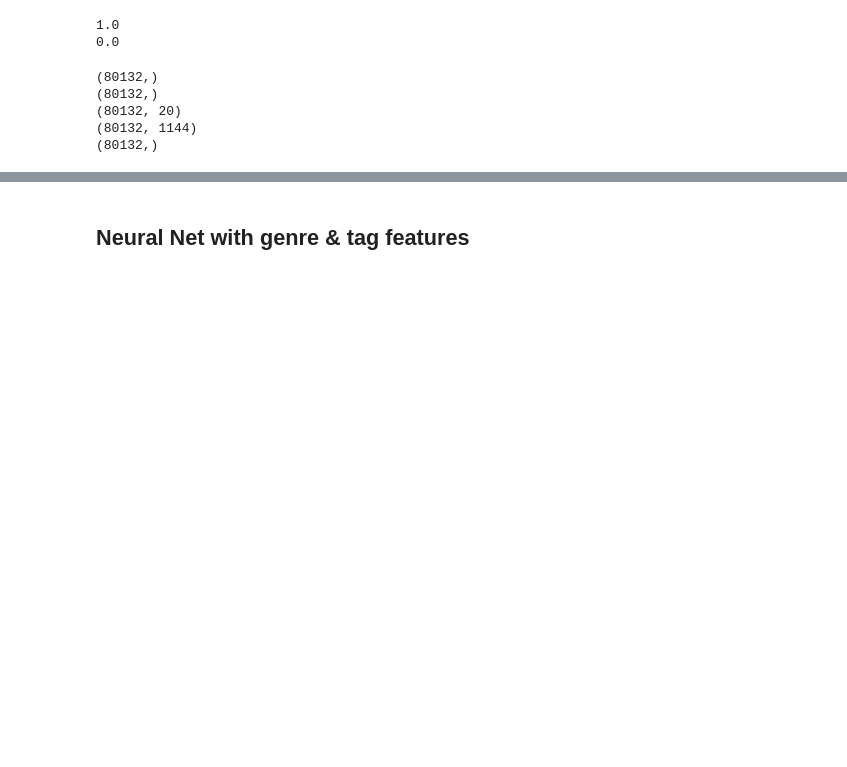
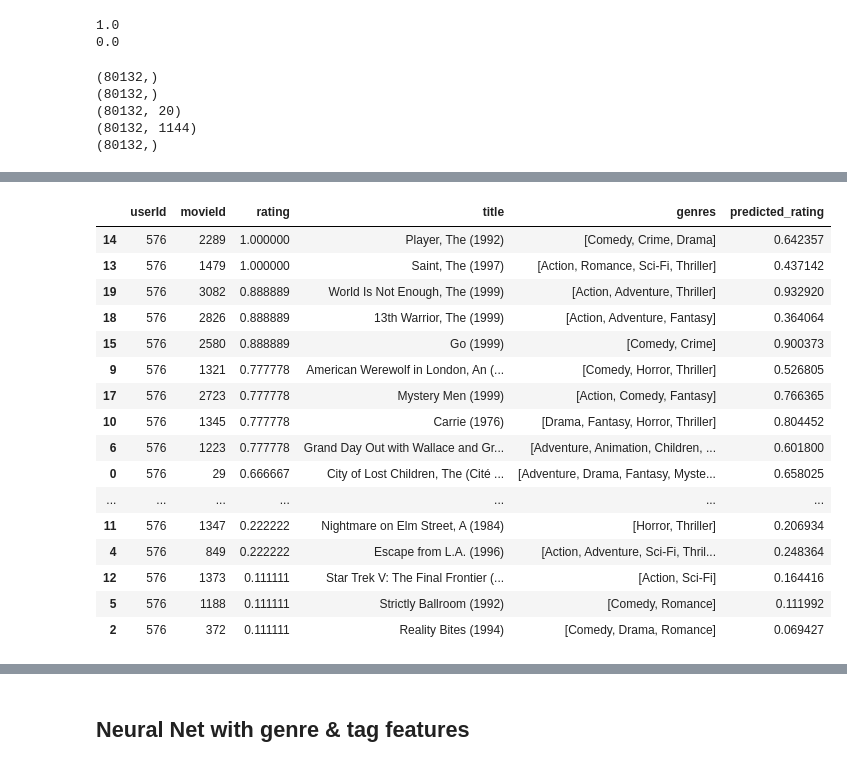
Before and after one commit to jgraham91/final-project, a Jupyter notebook: notebooks/FINAL-PROJECT.ipynb, the cells around one changed output, grey strips where cells are left out. Cells and saved outputs as stored; diff of their text form; code cells hidden in the pictures; blank space fills up the shorter version.

Commit message:
recommender with hybrid model functional

```diff
--- a/notebooks/FINAL-PROJECT.ipynb
+++ b/notebooks/FINAL-PROJECT.ipynb
@@ -968,6 +944,0 @@ To enable them in other operations, rebuild TensorFlow with the appropriate comp
-# %%
-# Step 1: Load and preprocess the MovieLens dataset
-movies = pd.read_csv("../data/ml-latest-small/movies.csv")
-movies['genres'] = movies['genres'].str.split('|')
-print(movies.shape)
-movies.head()
@@ -982,4 +944,0 @@ movies.head()
-# %%
-# Load the ratings dataset
-ratings = pd.read_csv('../data/ml-latest-small/ratings.csv')
-ratings.head()
@@ -1001,5 +944,0 @@ There are: 9742 unqiue films in the movies dataframe
-# %%
-movies = movies[movies['movieId'].isin(ratings['movieId'])]
-movies = movies.reset_index(drop=True)
-print(movies.shape)
-movies.head()
@@ -1590,0 +998,26 @@ user_ratings.sort_values(by='rating',ascending=False)
+# %%
+# Choose the user for whom you want to make recommendations
+test_user = 576
+
+#create user_ratings dataframe
+user_ratings = ratings[ratings['userId'] == test_user][['userId', 'movieId', 'rating']]
+user_ratings = pd.merge(user_ratings, movies,on = 'movieId', how='left')
+user_films_viewed = user_ratings['movieId'].values
+
+# Create an array of the user ID to match the shape of user_films_viewed
+user_id_array = np.array([test_user] * len(user_films_viewed))
+
+#create a array of all the genres & tags from the movies that the user watched
+user_movie_features = movies_features[movies_features['movieId'].isin(user_ratings['movieId'])]
+user_movie_genres = user_movie_features.iloc[:, 4:24].values
+user_movie_tags = user_movie_features.iloc[:, 24:].values
+
+# Get the model predictions for the user and movie IDs
+user_predictions = hybrid_model.predict([user_id_array, user_films_viewed, user_movie_genres, user_movie_tags])
+# user_predictions = user_predictions * (max_rating - min_rating) + min_rating
+# user_predictions = np.clip(user_predictions, a_min=None, a_max=5.0)
+
+#add a column for predicted rating to the data frame
+user_ratings['predicted_rating'] = user_predictions
+user_ratings.sort_values(by='rating',ascending=False)
+# %% [output]
@@ -1590,0 +1025,17 @@ user_ratings.sort_values(by='rating',ascending=False)
+|  | userId | movieId | rating | title | genres | predicted_rating |
+| 14 | 576 | 2289 | 1.000000 | Player, The (1992) | [Comedy, Crime, Drama] | 0.642357 |
+| 13 | 576 | 1479 | 1.000000 | Saint, The (1997) | [Action, Romance, Sci-Fi, Thriller] | 0.437142 |
+| 19 | 576 | 3082 | 0.888889 | World Is Not Enough, The (1999) | [Action, Adventure, Thriller] | 0.932920 |
+| 18 | 576 | 2826 | 0.888889 | 13th Warrior, The (1999) | [Action, Adventure, Fantasy] | 0.364064 |
+| 15 | 576 | 2580 | 0.888889 | Go (1999) | [Comedy, Crime] | 0.900373 |
+| 9 | 576 | 1321 | 0.777778 | American Werewolf in London, An (... | [Comedy, Horror, Thriller] | 0.526805 |
+| 17 | 576 | 2723 | 0.777778 | Mystery Men (1999) | [Action, Comedy, Fantasy] | 0.766365 |
+| 10 | 576 | 1345 | 0.777778 | Carrie (1976) | [Drama, Fantasy, Horror, Thriller] | 0.804452 |
+| 6 | 576 | 1223 | 0.777778 | Grand Day Out with Wallace and Gr... | [Adventure, Animation, Children, ... | 0.601800 |
+| 0 | 576 | 29 | 0.666667 | City of Lost Children, The (Cité ... | [Adventure, Drama, Fantasy, Myste... | 0.658025 |
+| ... | ... | ... | ... | ... | ... | ... |
+| 11 | 576 | 1347 | 0.222222 | Nightmare on Elm Street, A (1984) | [Horror, Thriller] | 0.206934 |
+| 4 | 576 | 849 | 0.222222 | Escape from L.A. (1996) | [Action, Adventure, Sci-Fi, Thril... | 0.248364 |
+| 12 | 576 | 1373 | 0.111111 | Star Trek V: The Final Frontier (... | [Action, Sci-Fi] | 0.164416 |
+| 5 | 576 | 1188 | 0.111111 | Strictly Ballroom (1992) | [Comedy, Romance] | 0.111992 |
+| 2 | 576 | 372 | 0.111111 | Reality Bites (1994) | [Comedy, Drama, Romance] | 0.069427 |
```
Also changed, not shown: parts of 58 cells of this notebook.
